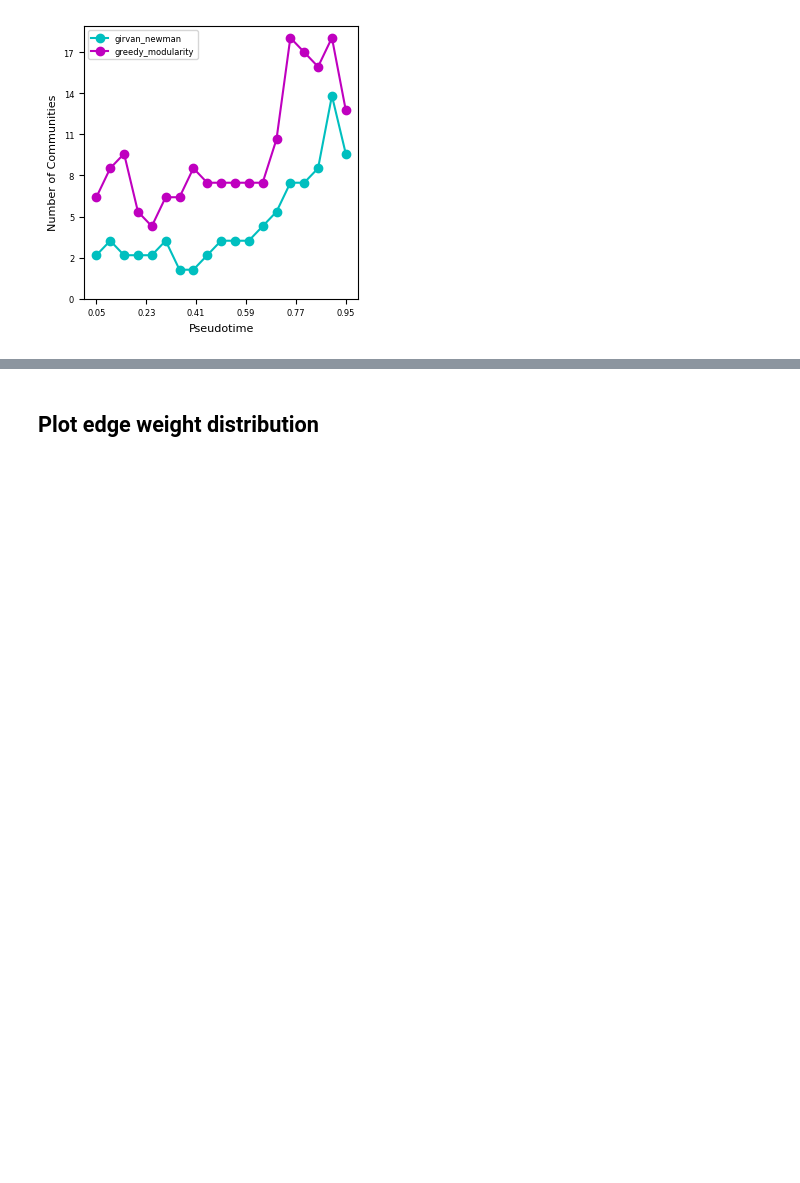
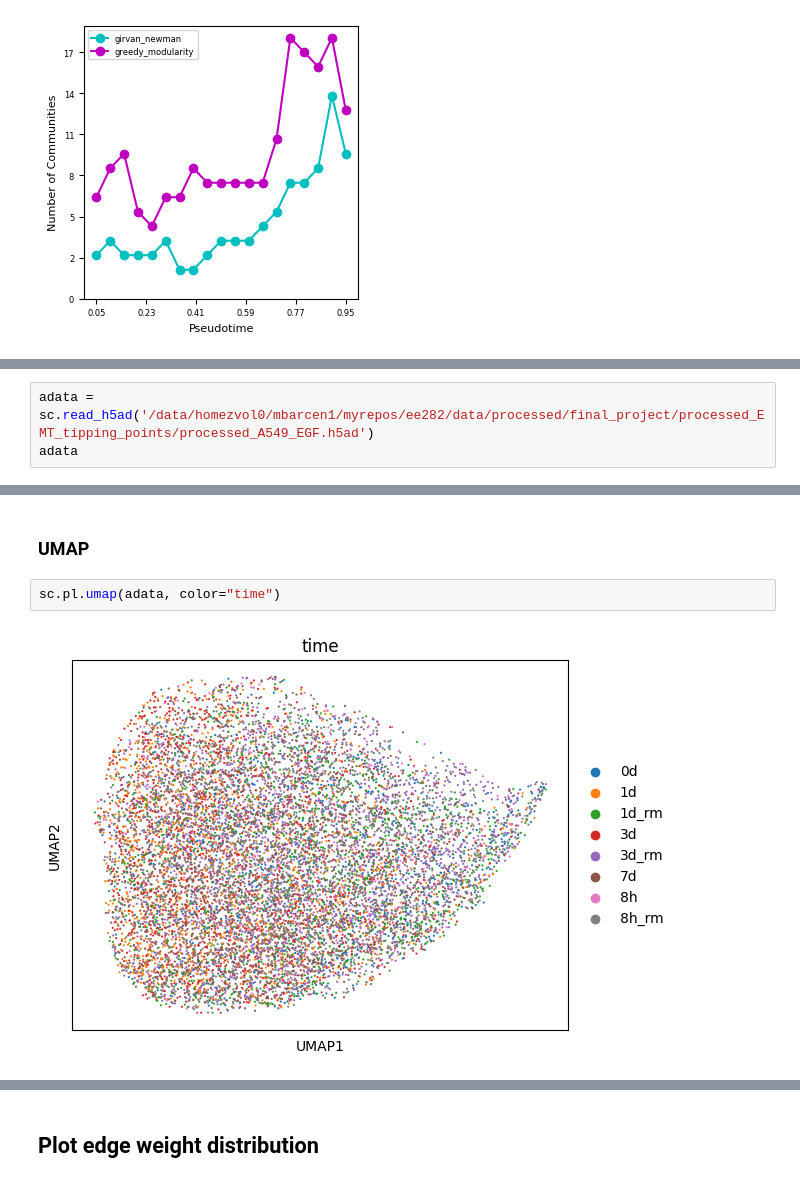
Before and after one commit to barcenasmanuel/EE282, a Jupyter notebook: code/jupyter_lab_fp/A549_EGF.ipynb, the cells around one changed output, grey strips where cells are left out. Drawn from its saved outputs; the diff is of its cells as text; blank space fills up the shorter version.

Commit message:
Modified the jupyterlab notebooks of all datasets to have UMAP and pseudotime projections

```diff
--- a/code/jupyter_lab_fp/A549_EGF.ipynb
+++ b/code/jupyter_lab_fp/A549_EGF.ipynb
@@ -363,0 +366,3 @@ num_com_list2: [7, 9, 10, 6, 5, 7, 7, 9, 8, 8, 8, 8, 8, 11, 18, 17, 16, 18, 13]
+# %%
+adata = sc.read_h5ad('/data/homezvol0/mbarcen1/myrepos/ee282/data/processed/final_project/processed_EMT_tipping_points/processed_A549_EGF.h5ad')
+adata
@@ -363,0 +378,6 @@ num_com_list2: [7, 9, 10, 6, 5, 7, 7, 9, 8, 8, 8, 8, 8, 11, 18, 17, 16, 18, 13]
+# %% [markdown]
+### UMAP
+# %%
+sc.pl.umap(adata, color="time")
+# %% [output]
+[figure, added]
```
Also changed, not shown: parts of 4 cells of this notebook, 5 other files.
